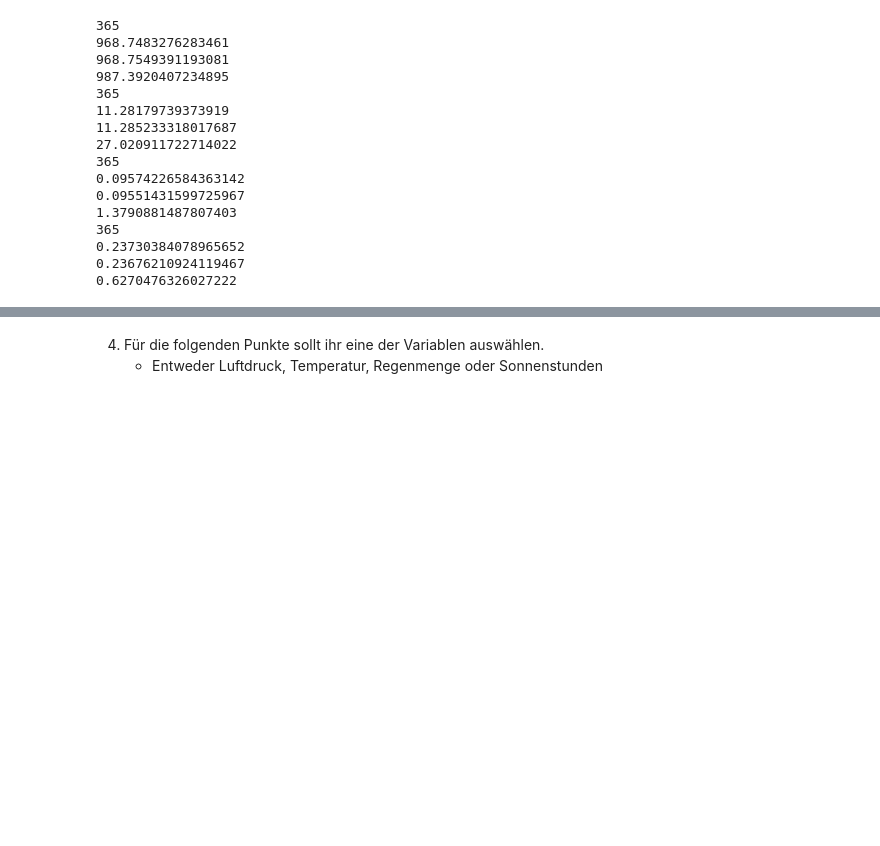
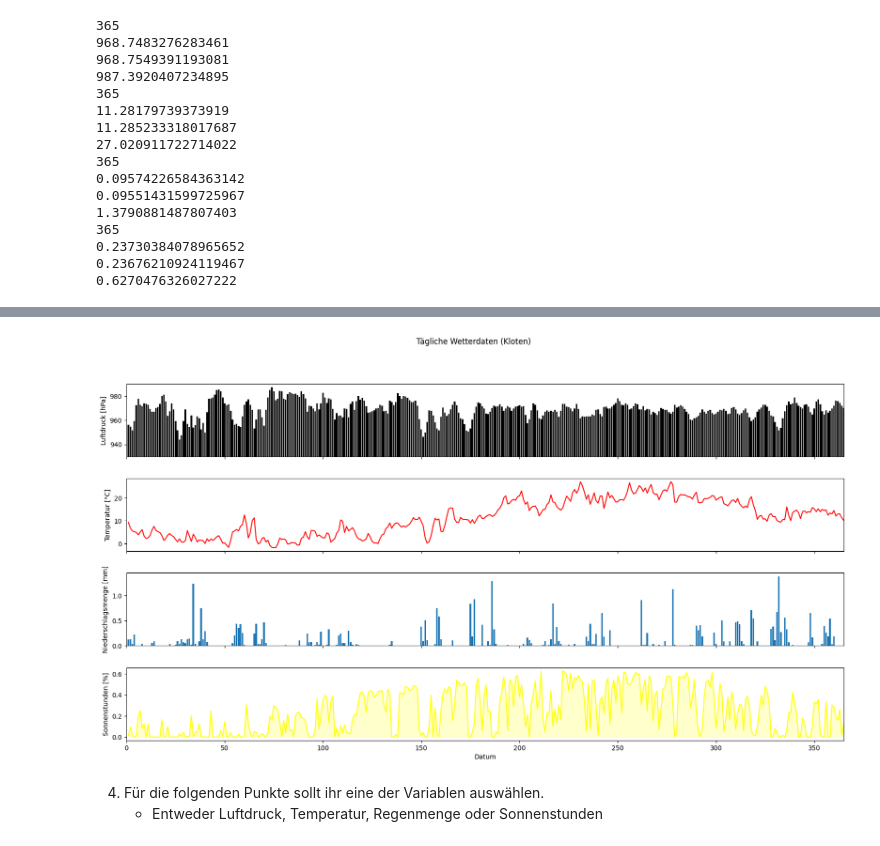
Before and after one commit to Kevin-J-Klein/NGDS-Gruppe-G, a Jupyter notebook: WetterstationGruppeG-Kevin.ipynb, the cells around one changed output, grey strips where cells are left out. Saved outputs shown, nothing was run; the diff lists cells and outputs as text; code cells hidden in the pictures; blank space fills up the shorter version.

```diff
--- a/WetterstationGruppeG-Kevin.ipynb
+++ b/WetterstationGruppeG-Kevin.ipynb
@@ -18,23 +38,3 @@ from scipy import integrate
 - rre150h0: Niederschlagssumme (in mm) der letzten 6 Minuten
 - su2000h0: Sonnenscheindauer in Minuten der letzten Stunde
 - time_diff: Zeitdifferenz zur vorigen Messung in Minuten
-# %%
-
-# Laden Sie die Daten aus der CSV-Datei
-weather = np.genfromtxt('Zürich21-22-GruppeG.csv', delimiter=';', skip_header=1,
-                     dtype=[('station', 'U3'), ('time', 'U19'), ('pressure', float),
-                            ('temp', float), ('rain', float), ('sunshine', float),
-                            ('time_diff', float)])
-
-# Filtern Sie die Daten für die Kloten-Station
-klo_weather = weather[weather['station'] == 'KLO']
-
-# Extrahieren Sie die relevanten Spalten
-time = np.array([datetime.strptime(t, '%Y-%m-%d %H:%M:%S') for t in klo_data['time']])
-pressure = klo_weather['pressure']
-temp = klo_weather['temp']
-rain = klo_weather['rain']
-sunshine = klo_weather['sunshine']
-time_diff = klo_weather['time_diff']
-
-print("Anzahl Messungen:", len(klo_weather))
@@ -211,3 +202,31 @@ print(np.max(daily_sun))
+# %%
+days = np.arange(1, len(daily_pressure)+1, 1)
+
+fig, (ax1, ax2, ax3, ax4) = plt.subplots(4, 1, sharex=True, figsize=(20,10))
+fig.subplots_adjust(wspace=0.5, hspace=0.3)
+
+ax1.bar(days, daily_pressure, color='black')
+ax1.set_ylim(930,990)
+ax1.set_ylabel('Luftdruck [hPa]')
+
+
+ax2.plot(days, daily_temp, color='red')
+ax2.set_ylabel('Temperatur [°C]')
+
+ax3.bar(days, daily_rain)
+ax3.set_ylabel('Niederschlagsmenge [mm]')
+
+ax4.plot(days, daily_sunshine, color='yellow')
+ax4.fill_between(days, daily_sunshine, 0, alpha=0.2, color='yellow')
+#ax4.set_ylim(0,1)
+ax4.set_ylabel('Sonnenstunden [%]')
+
+plt.xlabel('Datum') #Datum fehlt noch!!!!! sind noch Tage :(
+plt.xlim(0, 365)
+plt.suptitle('Tägliche Wetterdaten (Kloten)')
+plt.show()
+# %% [output]
+[figure, added]
 # %% [markdown]
 4. Für die folgenden Punkte sollt ihr eine der Variablen auswählen.
    - Entweder Luftdruck, Temperatur, Regenmenge oder Sonnenstunden
```
Also changed, not shown: parts of 9 cells of this notebook, 1 other file.
